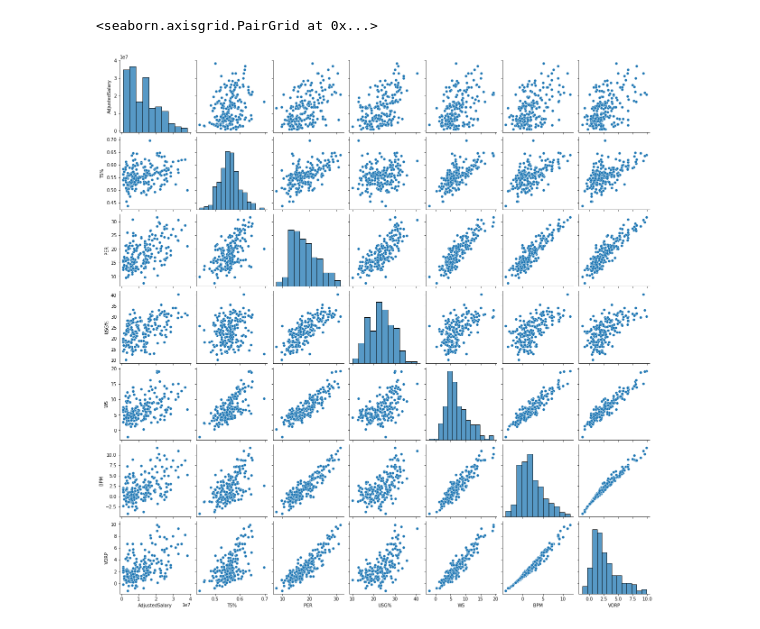
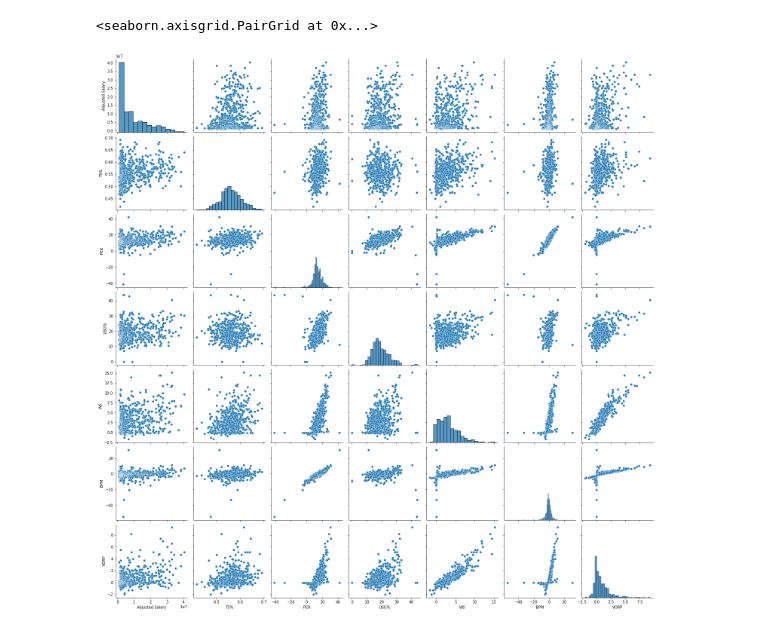
Before and after one commit to dluka117/NBA-Salary-Predictor-Project, a Jupyter notebook: NBAProject.ipynb, the cells around one changed output. Drawn from its saved outputs; the diff is of its cells as text; code cells hidden in the pictures.

```diff
--- a/NBAProject.ipynb
+++ b/NBAProject.ipynb
@@ -6,7 +6,7 @@ from sklearn.linear_model import LinearRegression
 import os
 import seaborn as sns
 # %%
-df = pd.read_csv(r'C:\Users\Devin\Documents\cleanednbasalarytable.csv')
+df = pd.read_csv(r'C:\Users\Devin\Documents\NBAPlayers2017-2019.csv')
 print(df)
 df.describe()
 # %% [output]
@@ -49,8 +56,9 @@ sns.pairplot(df[['AdjustedSalary','AST','TRB','PTS','STL','BLK','Age','G','TOV',
 # %%
-sns.pairplot(df[['AdjustedSalary','TS%','PER','USG%', 'WS','BPM','VORP']])
+advanced_stats = df[['Adjusted Salary','TS%','PER','USG%', 'WS','BPM','VORP']]
+sns.pairplot(advanced_stats,height=3)
 #pairplot for advanced stats done separately for readability sake
 # %% [output]
 <seaborn.axisgrid.PairGrid at 0x...>
-[figure, old version]
+[figure, new version]
 # %%
 #heatmap
```
Also changed, not shown: parts of 12 cells of this notebook, 2 other files.
